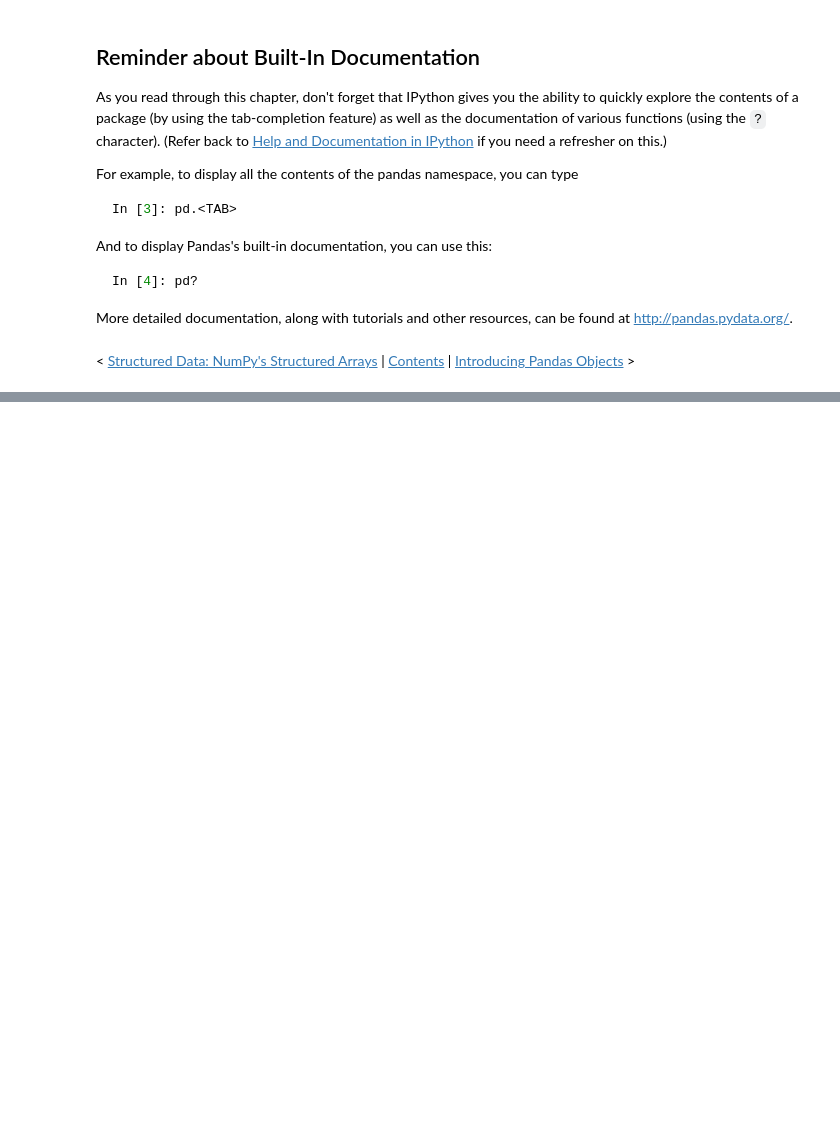
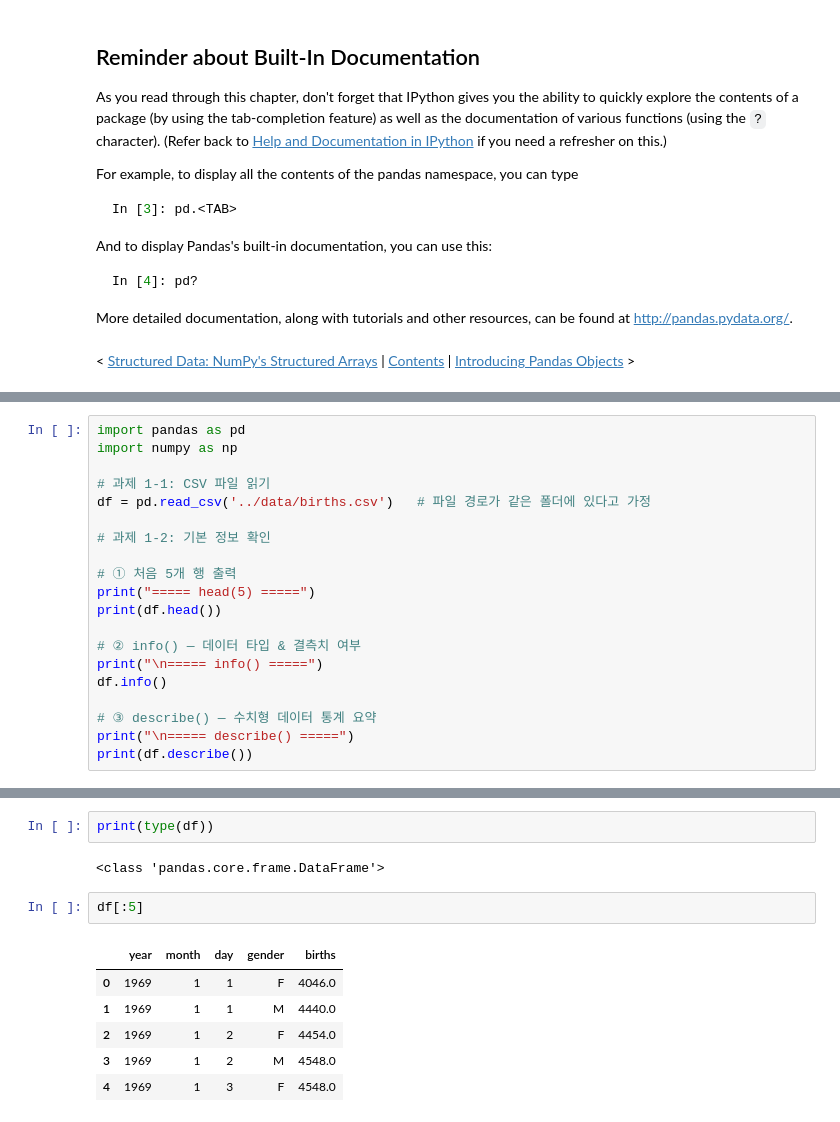
Before and after one commit to kimyuchan-1/workspace_data_science, a Jupyter notebook: pydsr-main/notebooks/chap03/03.00-Introduction-to-Pandas.ipynb, the cells around one changed output, grey strips where cells are left out. Drawn from its saved outputs; the diff is of its cells as text; blank space fills up the shorter version.

```diff
--- a/pydsr-main/notebooks/chap03/03.00-Introduction-to-Pandas.ipynb
+++ b/pydsr-main/notebooks/chap03/03.00-Introduction-to-Pandas.ipynb
@@ -89,0 +109,20 @@ More detailed documentation, along with tutorials and other resources, can be fo
+# %%
+import pandas as pd
+import numpy as np
+
+# 과제 1-1: CSV 파일 읽기
+df = pd.read_csv('../data/births.csv')   # 파일 경로가 같은 폴더에 있다고 가정
+
+# 과제 1-2: 기본 정보 확인
+
+# ① 처음 5개 행 출력
+print("===== head(5) =====")
+print(df.head())
+
+# ② info() — 데이터 타입 & 결측치 여부
+print("\n===== info() =====")
+df.info()
+
+# ③ describe() — 수치형 데이터 통계 요약
+print("\n===== describe() =====")
+print(df.describe())
@@ -89,0 +147,13 @@ More detailed documentation, along with tutorials and other resources, can be fo
+# %%
+print(type(df))
+# %% [output]
+<class 'pandas.core.frame.DataFrame'>
+# %%
+df[:5]
+# %% [output]
+|  | year | month | day | gender | births |
+| 0 | 1969 | 1 | 1 | F | 4046.0 |
+| 1 | 1969 | 1 | 1 | M | 4440.0 |
+| 2 | 1969 | 1 | 2 | F | 4454.0 |
+| 3 | 1969 | 1 | 2 | M | 4548.0 |
+| 4 | 1969 | 1 | 3 | F | 4548.0 |
```
Also changed, not shown: parts of 12 cells of this notebook, 3 other files.
